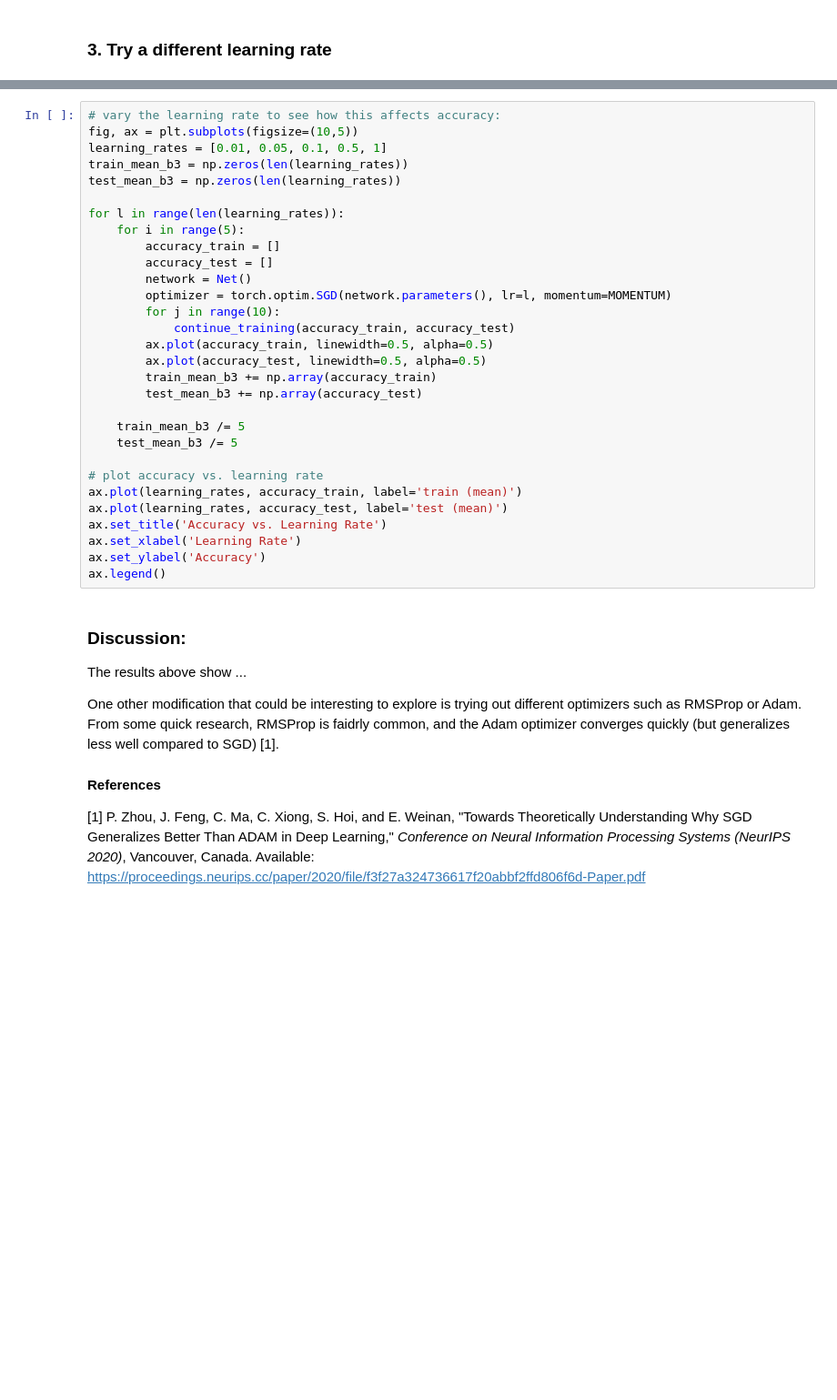
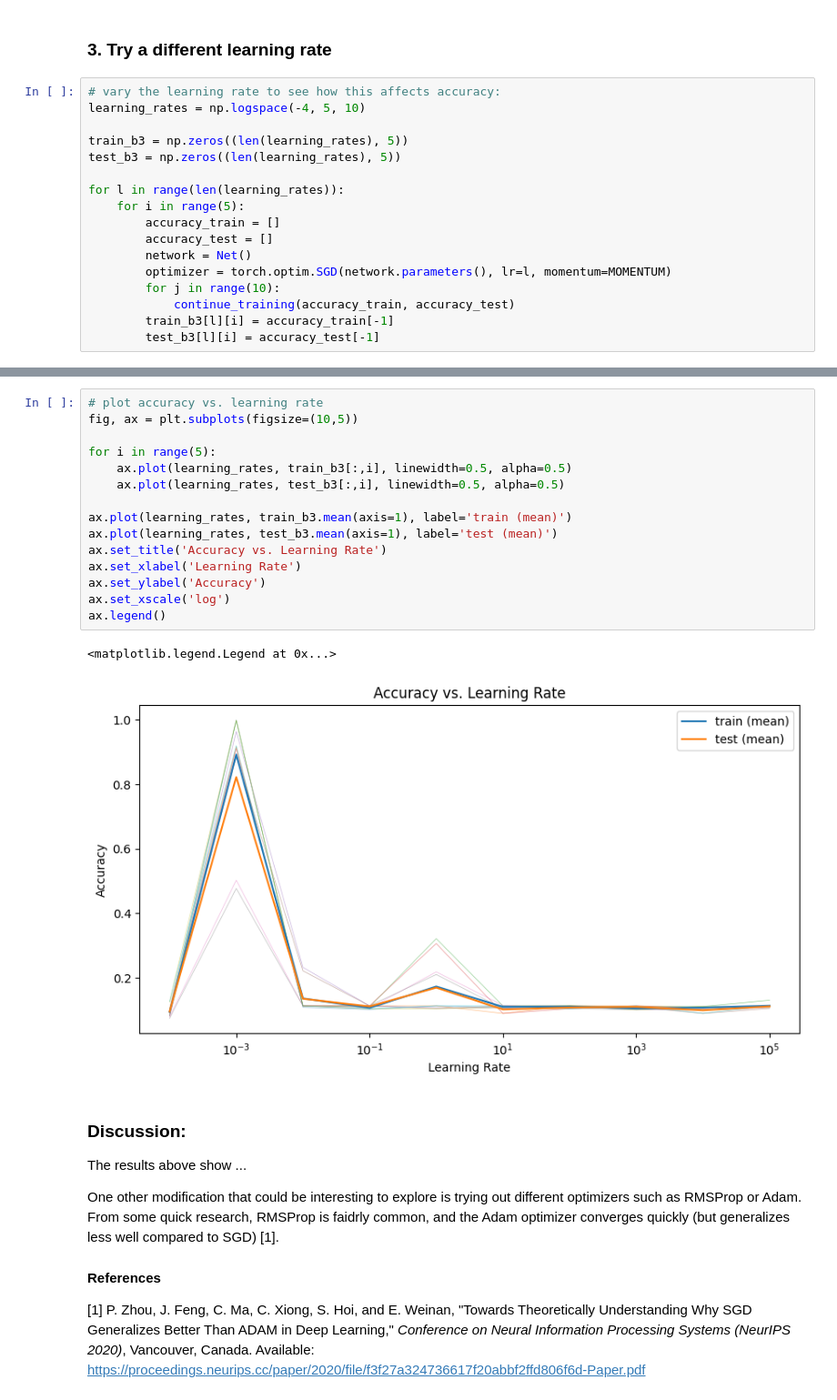
Before and after one commit to kateharvey/SYDE552, a Jupyter notebook: Assignments/syde552-assignment2.ipynb, the cells around one changed output, grey strips where cells are left out. Shown at 91% size. Saved outputs shown, nothing was run; the diff lists cells and outputs as text; blank space fills up the shorter version.

```diff
--- a/Assignments/syde552-assignment2.ipynb
+++ b/Assignments/syde552-assignment2.ipynb
@@ -875,3 +867,20 @@ ax.set_ylabel('Accuracy')
 ax.legend()
 # %% [markdown]
 ### 3. Try a different learning rate
+# %%
+# vary the learning rate to see how this affects accuracy:
+learning_rates = np.logspace(-4, 5, 10)
+
+train_b3 = np.zeros((len(learning_rates), 5))
+test_b3 = np.zeros((len(learning_rates), 5))
+
+for l in range(len(learning_rates)):
+    for i in range(5):
+        accuracy_train = []
+        accuracy_test = []
+        network = Net()
+        optimizer = torch.optim.SGD(network.parameters(), lr=l, momentum=MOMENTUM)
+        for j in range(10):
+            continue_training(accuracy_train, accuracy_test)
+        train_b3[l][i] = accuracy_train[-1]
+        test_b3[l][i] = accuracy_test[-1]
@@ -878,33 +905,21 @@ ax.legend()
 # %%
-# vary the learning rate to see how this affects accuracy:
+# plot accuracy vs. learning rate
 fig, ax = plt.subplots(figsize=(10,5))
-learning_rates = [0.01, 0.05, 0.1, 0.5, 1]
-train_mean_b3 = np.zeros(len(learning_rates))
-test_mean_b3 = np.zeros(len(learning_rates))
 
-for l in range(len(learning_rates)):
-    for i in range(5):
-        accuracy_train = []
-        accuracy_test = []
-        network = Net()
-        optimizer = torch.optim.SGD(network.parameters(), lr=l, momentum=MOMENTUM)
-        for j in range(10):
-            continue_training(accuracy_train, accuracy_test)
-        ax.plot(accuracy_train, linewidth=0.5, alpha=0.5)
-        ax.plot(accuracy_test, linewidth=0.5, alpha=0.5)
-        train_mean_b3 += np.array(accuracy_train)
-        test_mean_b3 += np.array(accuracy_test)
+for i in range(5):
+    ax.plot(learning_rates, train_b3[:,i], linewidth=0.5, alpha=0.5)
+    ax.plot(learning_rates, test_b3[:,i], linewidth=0.5, alpha=0.5)
 
-    train_mean_b3 /= 5
-    test_mean_b3 /= 5
-
-# plot accuracy vs. learning rate
-ax.plot(learning_rates, accuracy_train, label='train (mean)')
-ax.plot(learning_rates, accuracy_test, label='test (mean)')
+ax.plot(learning_rates, train_b3.mean(axis=1), label='train (mean)')
+ax.plot(learning_rates, test_b3.mean(axis=1), label='test (mean)')
 ax.set_title('Accuracy vs. Learning Rate')
 ax.set_xlabel('Learning Rate')
 ax.set_ylabel('Accuracy')
+ax.set_xscale('log')
 ax.legend()
+# %% [output]
+<matplotlib.legend.Legend at 0x...>
+[figure, added]
 # %% [markdown]
 ### Discussion:
 
```
Also changed, not shown: parts of 17 cells of this notebook.
